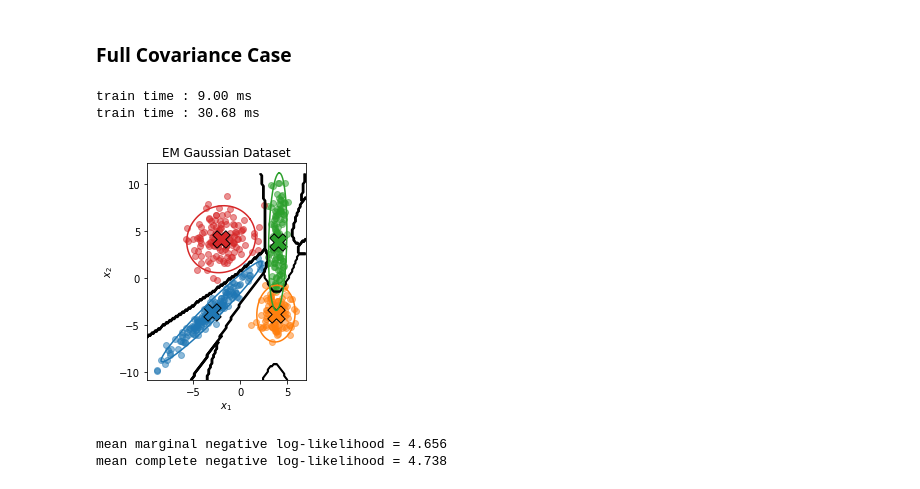
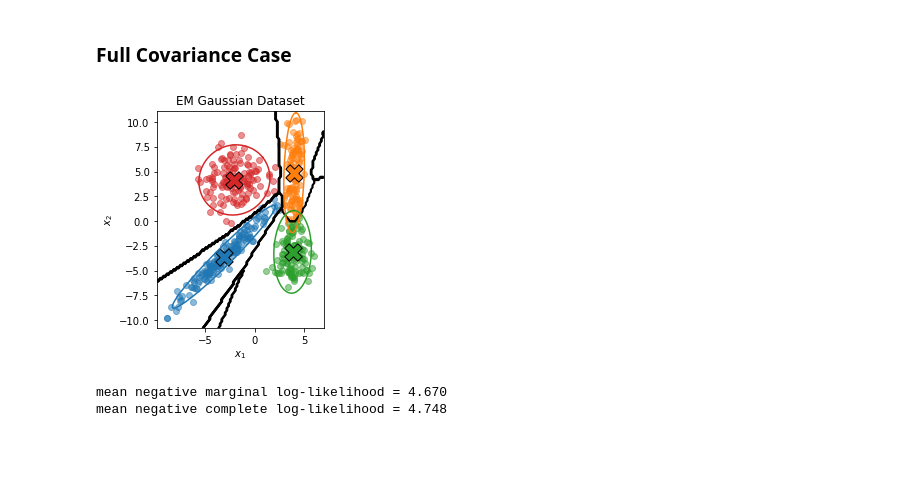
Before and after one commit to jgsimard/pgm, a Jupyter notebook: notebooks/em_and_gaussian_mixture_model.ipynb, the cells around one changed output. Drawn from its saved outputs; the diff is of its cells as text; code cells hidden in the pictures; blank space fills up the shorter version.

```diff
--- a/notebooks/em_and_gaussian_mixture_model.ipynb
+++ b/notebooks/em_and_gaussian_mixture_model.ipynb
@@ -241,16 +250,8 @@ mean complete negative log-likelihood = 5.455
 # %% [markdown]
 ### Full Covariance Case
-# %%
-gmm_full = GaussianMixtureModel(4)
-gmm_full.initialize(x)
-gmm_full.train(x)
-plot_clusters_contours_ellipses(gmm_full, x)
-plt.show()
-print(f"mean marginal negative log-likelihood = {gmm_full.mean_marginal_negative_log_likelihood(x):.3f}")
-print(f"mean complete negative log-likelihood = {gmm_full.mean_complete_negative_log_likelihood(x):.3f}")
-# %% [output]
-train time : 9.00 ms
-train time : 30.68 ms
-[figure, removed]
-mean marginal negative log-likelihood = 4.656
-mean complete negative log-likelihood = 4.738
+# %%
+gmm_test(covariance_type='full')
+# %% [output]
+[figure, added]
+mean negative marginal log-likelihood = 4.670
+mean negative complete log-likelihood = 4.748
```
Also changed, not shown: parts of 7 cells of this notebook, 4 other files.
